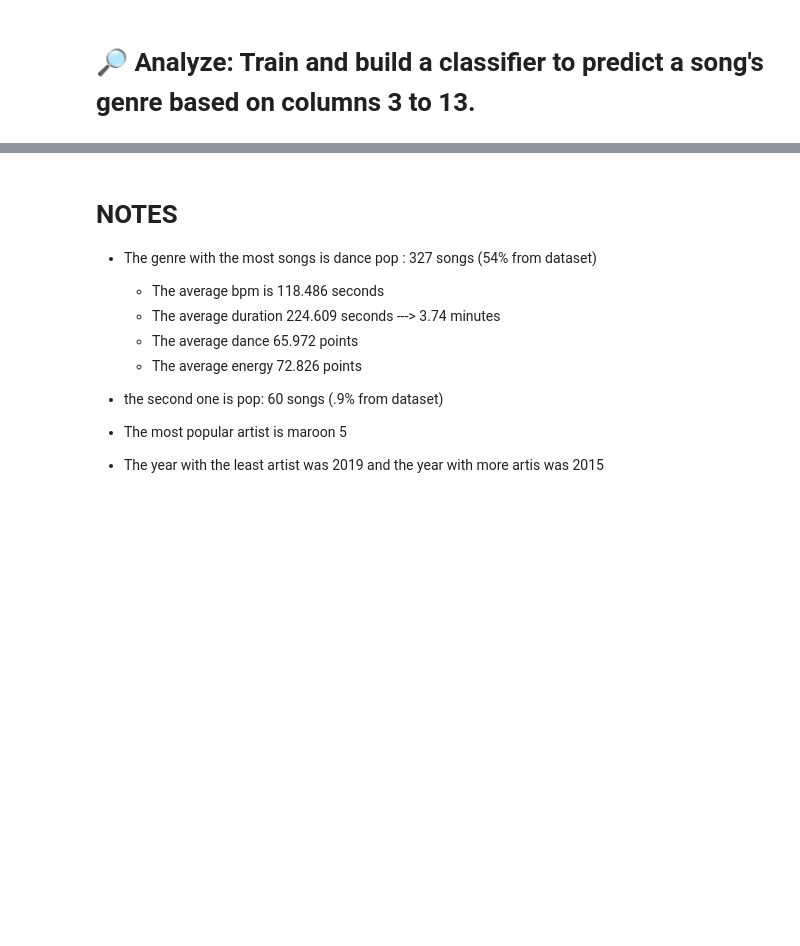
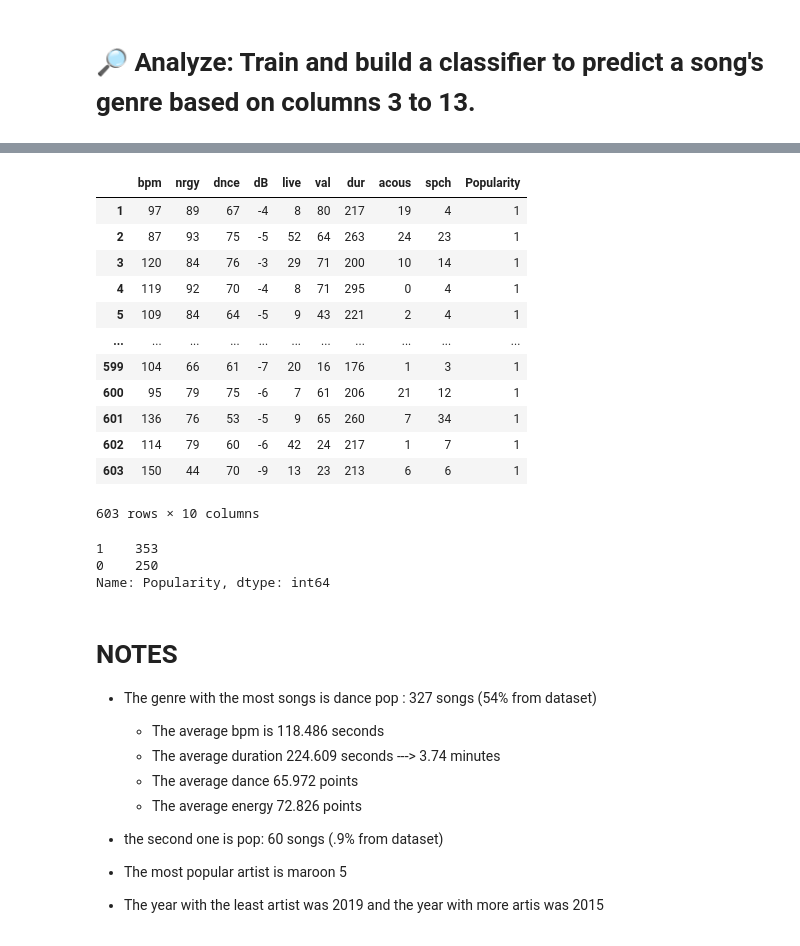
Before and after one commit to ADRIANVM117/proyectos_propios, a Jupyter notebook: mini_proyectos/spotify_advm/spotify_advm.ipynb, the cells around one changed output, grey strips where cells are left out. Cells and saved outputs as stored; diff of their text form; code cells hidden in the pictures; blank space fills up the shorter version.

```diff
--- a/mini_proyectos/spotify_advm/spotify_advm.ipynb
+++ b/mini_proyectos/spotify_advm/spotify_advm.ipynb
@@ -472,0 +512,24 @@ Name: pop, dtype: float64
+# %%
+df['Popularity'] = [1 if num > 66.521 else 0 for num in df['pop']]
+
+df.drop(['pop', 'title'	,'artist'	,'top genre',	'year', 'pop'], axis = 1)
+# %% [output]
+|  | bpm | nrgy | dnce | dB | live | val | dur | acous | spch | Popularity |
+| 1 | 97 | 89 | 67 | -4 | 8 | 80 | 217 | 19 | 4 | 1 |
+| 2 | 87 | 93 | 75 | -5 | 52 | 64 | 263 | 24 | 23 | 1 |
+| 3 | 120 | 84 | 76 | -3 | 29 | 71 | 200 | 10 | 14 | 1 |
+| 4 | 119 | 92 | 70 | -4 | 8 | 71 | 295 | 0 | 4 | 1 |
+| 5 | 109 | 84 | 64 | -5 | 9 | 43 | 221 | 2 | 4 | 1 |
+| ... | ... | ... | ... | ... | ... | ... | ... | ... | ... | ... |
+| 599 | 104 | 66 | 61 | -7 | 20 | 16 | 176 | 1 | 3 | 1 |
+| 600 | 95 | 79 | 75 | -6 | 7 | 61 | 206 | 21 | 12 | 1 |
+| 601 | 136 | 76 | 53 | -5 | 9 | 65 | 260 | 7 | 34 | 1 |
+| 602 | 114 | 79 | 60 | -6 | 42 | 24 | 217 | 1 | 7 | 1 |
+| 603 | 150 | 44 | 70 | -9 | 13 | 23 | 213 | 6 | 6 | 1 |
+603 rows × 10 columns
+# %%
+df['Popularity'].value_counts()
+# %% [output]
+1    353
+0    250
+Name: Popularity, dtype: int64
```
Also changed, not shown: parts of 5 cells of this notebook.
